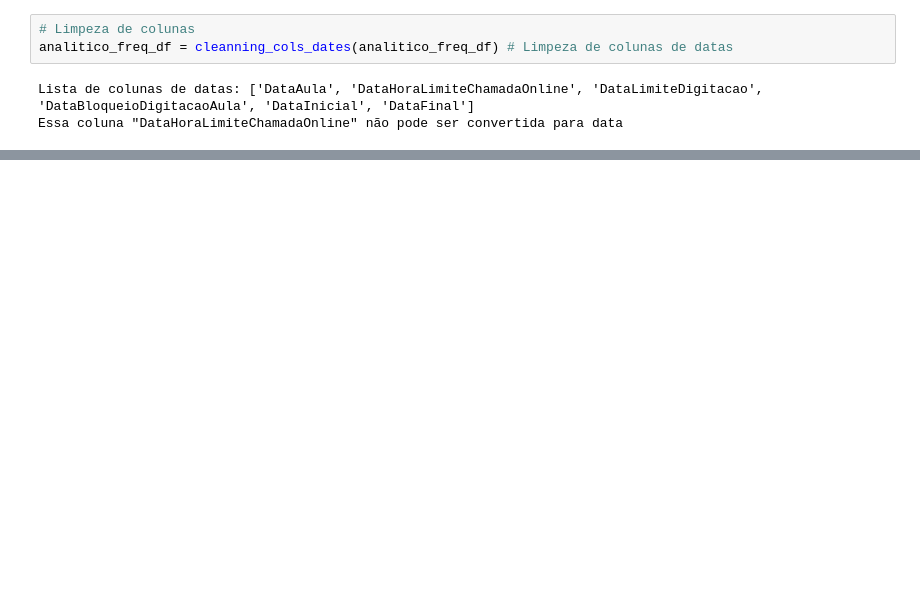
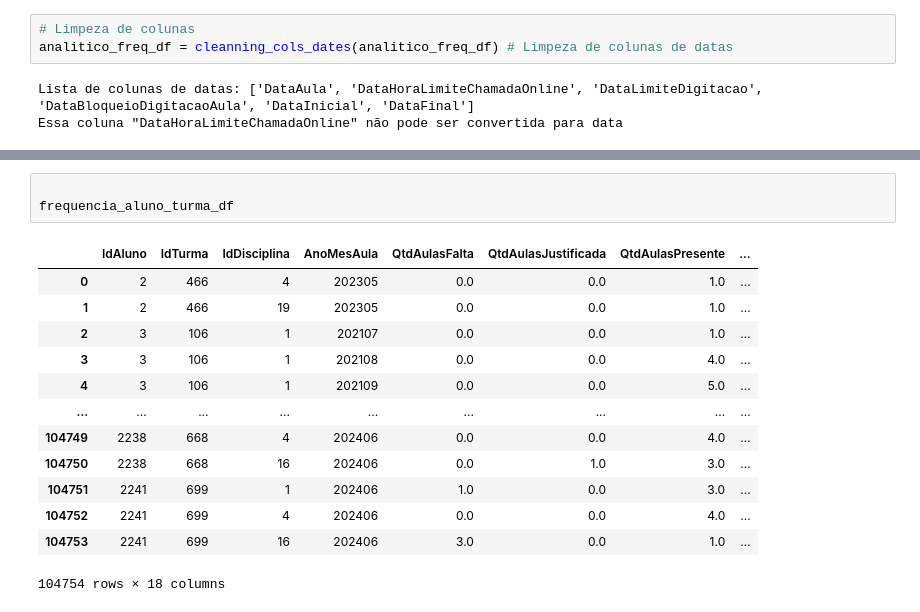
Before and after one commit to johnnathan862/pos-tech-datathon, a Jupyter notebook: creating_features.ipynb, the cells around one changed output, grey strips where cells are left out. Cells and saved outputs as stored; diff of their text form; blank space fills up the shorter version.

```diff
--- a/creating_features.ipynb
+++ b/creating_features.ipynb
@@ -444,0 +377,17 @@ memory usage: 60.0+ MB
+# %%
+
+frequencia_aluno_turma_df
+# %% [output]
+|  | IdAluno | IdTurma | IdDisciplina | AnoMesAula | QtdAulasFalta | QtdAulasJustificada | QtdAulasPresente | ... |
+| 0 | 2 | 466 | 4 | 202305 | 0.0 | 0.0 | 1.0 | ... |
+| 1 | 2 | 466 | 19 | 202305 | 0.0 | 0.0 | 1.0 | ... |
+| 2 | 3 | 106 | 1 | 202107 | 0.0 | 0.0 | 1.0 | ... |
+| 3 | 3 | 106 | 1 | 202108 | 0.0 | 0.0 | 4.0 | ... |
+| 4 | 3 | 106 | 1 | 202109 | 0.0 | 0.0 | 5.0 | ... |
+| ... | ... | ... | ... | ... | ... | ... | ... | ... |
+| 104749 | 2238 | 668 | 4 | 202406 | 0.0 | 0.0 | 4.0 | ... |
+| 104750 | 2238 | 668 | 16 | 202406 | 0.0 | 1.0 | 3.0 | ... |
+| 104751 | 2241 | 699 | 1 | 202406 | 1.0 | 0.0 | 3.0 | ... |
+| 104752 | 2241 | 699 | 4 | 202406 | 0.0 | 0.0 | 4.0 | ... |
+| 104753 | 2241 | 699 | 16 | 202406 | 3.0 | 0.0 | 1.0 | ... |
+104754 rows × 18 columns
```
Also changed, not shown: parts of 21 cells of this notebook.
